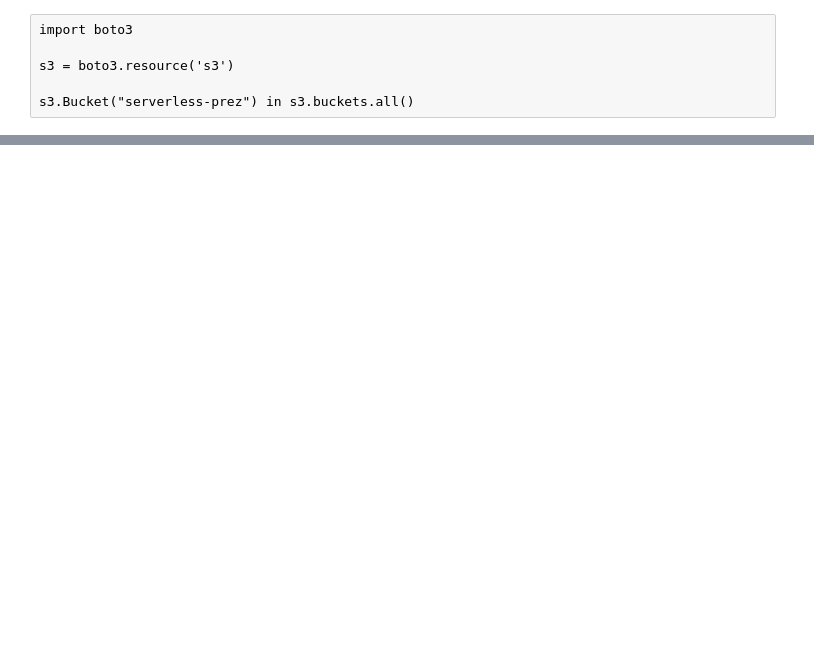
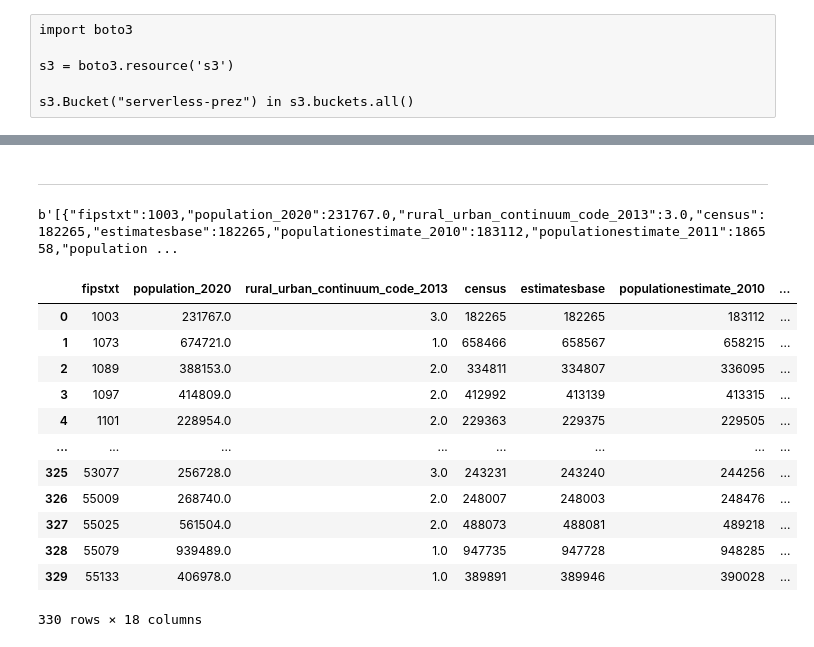
Before and after one commit to tmthyjames/serverless-prez, a Jupyter notebook: notebooks/get_data.ipynb, the cells around one changed output, grey strips where cells are left out. Drawn from its saved outputs; the diff is of its cells as text; code cells hidden in the pictures; blank space fills up the shorter version.

```diff
--- a/notebooks/get_data.ipynb
+++ b/notebooks/get_data.ipynb
@@ -30,0 +116,10 @@ s3.Bucket("serverless-prez") in s3.buckets.all()
+# %% [markdown]
+---
+# %%
+import requests, json, pandas as pd
+
+url = 'https://phldtnwru1.execute-api.us-east-1.amazonaws.com/dev/serverlessprez'
+rg = requests.get(url)
+rg.content
+# %% [output]
+b'[{"fipstxt":1003,"population_2020":231767.0,"rural_urban_continuum_code_2013":3.0,"census":182265,"estimatesbase":182265,"populationestimate_2010":183112,"populationestimate_2011":186558,"population ...
@@ -30,0 +162,25 @@ s3.Bucket("serverless-prez") in s3.buckets.all()
+# %%
+ath = boto3.client('athena')
+
+sql = """
+    SELECT * FROM "serverlessprez"."census_population"
+    where population_2020 >= 200000
+"""
+
+df = QueryAthena().execute_query(sql)
+# %%
+df
+# %% [output]
+|  | fipstxt | population_2020 | rural_urban_continuum_code_2013 | census | estimatesbase | populationestimate_2010 | ... |
+| 0 | 1003 | 231767.0 | 3.0 | 182265 | 182265 | 183112 | ... |
+| 1 | 1073 | 674721.0 | 1.0 | 658466 | 658567 | 658215 | ... |
+| 2 | 1089 | 388153.0 | 2.0 | 334811 | 334807 | 336095 | ... |
+| 3 | 1097 | 414809.0 | 2.0 | 412992 | 413139 | 413315 | ... |
+| 4 | 1101 | 228954.0 | 2.0 | 229363 | 229375 | 229505 | ... |
+| ... | ... | ... | ... | ... | ... | ... | ... |
+| 325 | 53077 | 256728.0 | 3.0 | 243231 | 243240 | 244256 | ... |
+| 326 | 55009 | 268740.0 | 2.0 | 248007 | 248003 | 248476 | ... |
+| 327 | 55025 | 561504.0 | 2.0 | 488073 | 488081 | 489218 | ... |
+| 328 | 55079 | 939489.0 | 1.0 | 947735 | 947728 | 948285 | ... |
+| 329 | 55133 | 406978.0 | 1.0 | 389891 | 389946 | 390028 | ... |
+330 rows × 18 columns
```
Also changed, not shown: parts of 21 cells of this notebook, 15 other files.
